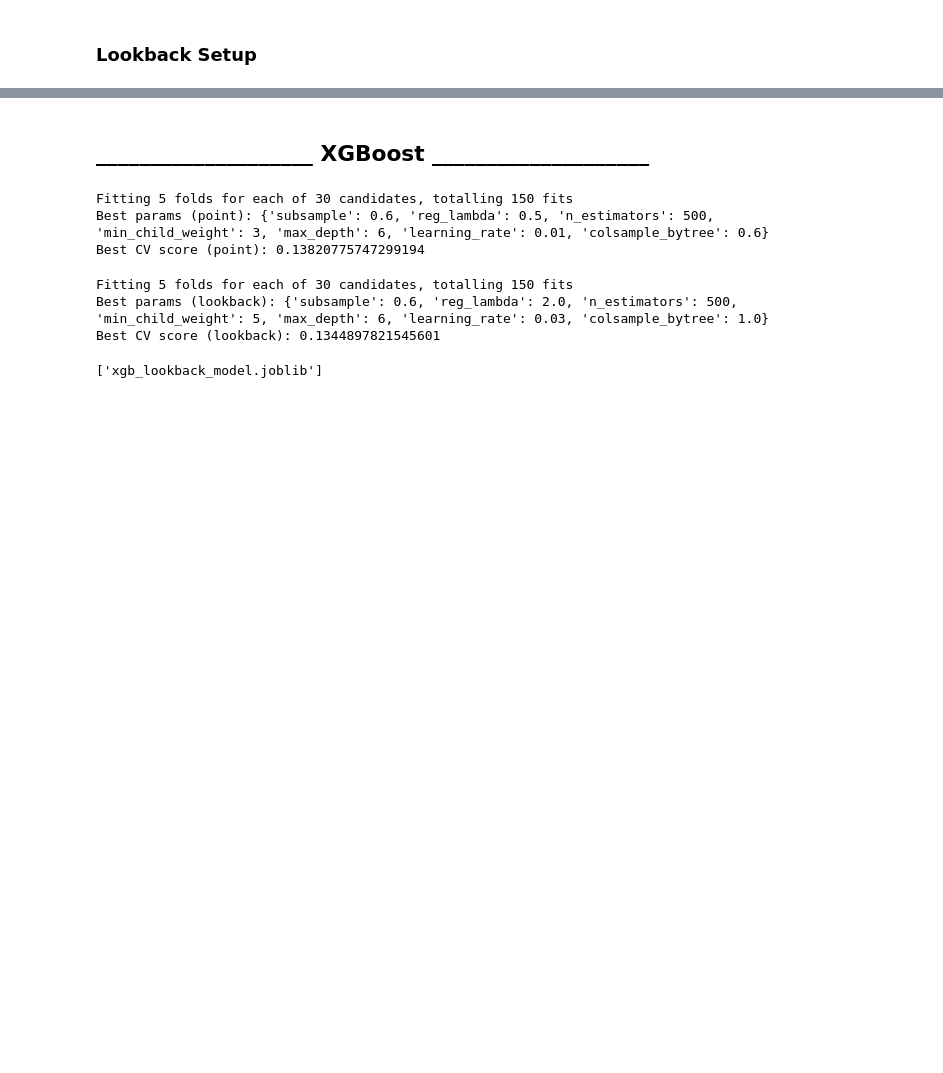
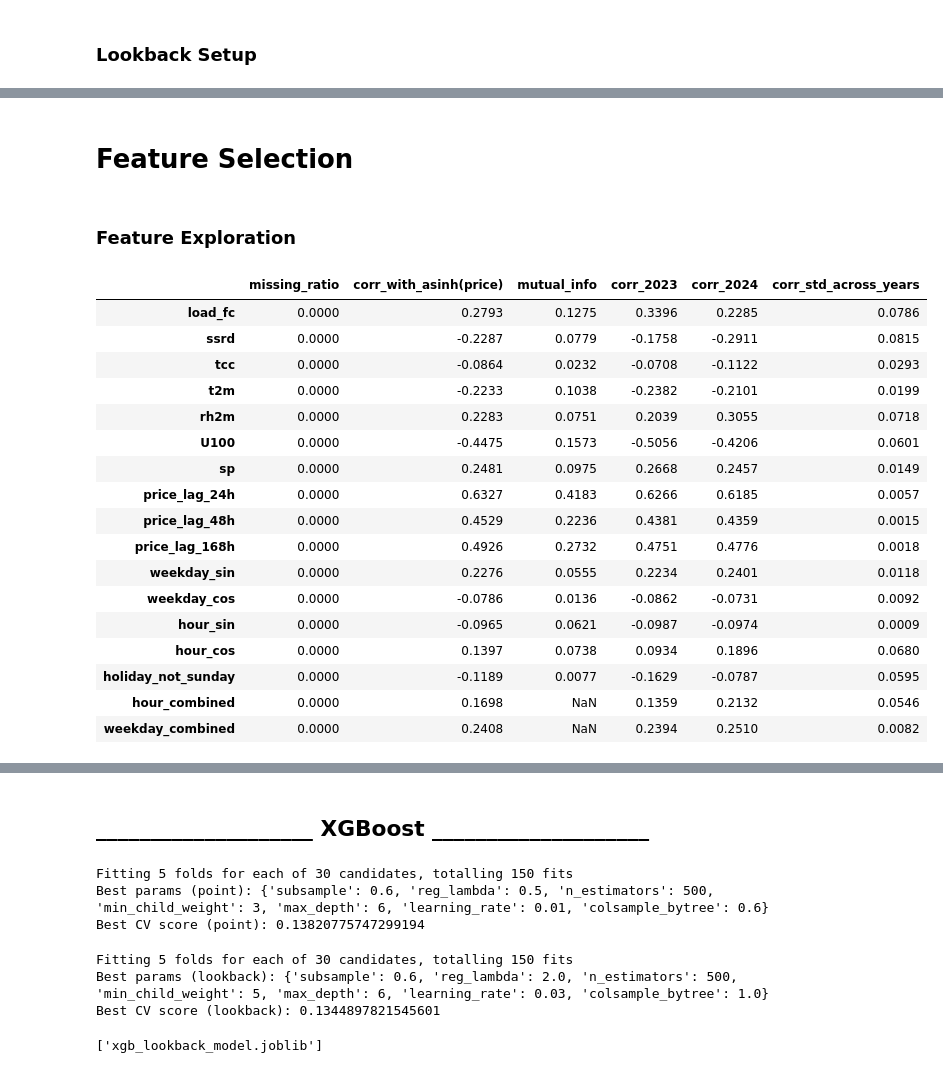
Before and after one commit to ds24m048/masters-thesis, a Jupyter notebook: price-forecast.ipynb, the cells around one changed output, grey strips where cells are left out. Saved outputs shown, nothing was run; the diff lists cells and outputs as text; code cells hidden in the pictures; blank space fills up the shorter version.

```diff
--- a/price-forecast.ipynb
+++ b/price-forecast.ipynb
@@ -495,0 +302,63 @@ display(pd.DataFrame([
+# %% [markdown]
+# Feature Selection
+# %% [markdown]
+### Feature Exploration
+# %%
+feature_eval = pd.DataFrame(index=FEATURE_COLS)
+feature_eval["missing_ratio"] = train_df[FEATURE_COLS].isna().mean()
+feature_eval["corr_with_asinh(price)"] = [train_df["da_price"].corr(train_df[c]) for c in FEATURE_COLS]
+
+clean_for_mi = train_df[["da_price"] + FEATURE_COLS].copy()
+X_mi = clean_for_mi[FEATURE_COLS].copy()
+X_mi["holiday_not_sunday"] = X_mi["holiday_not_sunday"].astype(int)
+mi = mutual_info_regression(X_mi, clean_for_mi["da_price"], random_state=1904)
+feature_eval["mutual_info"] = mi
+
+feature_eval.loc["hour_combined", "missing_ratio"] = feature_eval.loc[["hour_sin", "hour_cos"], "missing_ratio"].max()
+feature_eval.loc["hour_combined", "corr_with_asinh(price)"] = np.sqrt(
+    feature_eval.loc["hour_sin", "corr_with_asinh(price)"] ** 2 + feature_eval.loc["hour_cos", "corr_with_asinh(price)"] ** 2
+)
+feature_eval.loc["hour_combined", "mutual_info"] = np.nan
+
+feature_eval.loc["weekday_combined", "missing_ratio"] = feature_eval.loc[["weekday_sin", "weekday_cos"], "missing_ratio"].max()
+feature_eval.loc["weekday_combined", "corr_with_asinh(price)"] = np.sqrt(
+    feature_eval.loc["weekday_sin", "corr_with_asinh(price)"] ** 2 + feature_eval.loc["weekday_cos", "corr_with_asinh(price)"] ** 2
+)
+feature_eval.loc["weekday_combined", "mutual_info"] = np.nan
+
+for y in [2023, 2024]:
+    y_mask = train_df.index.year == y
+    year_corr = pd.Series({
+        c: train_df.loc[y_mask, "da_price"].corr(train_df.loc[y_mask, c]) for c in FEATURE_COLS
+    })
+    feature_eval[f"corr_{y}"] = year_corr
+    feature_eval.loc["hour_combined", f"corr_{y}"] = np.sqrt(
+        feature_eval.loc["hour_sin", f"corr_{y}"] ** 2 + feature_eval.loc["hour_cos", f"corr_{y}"] ** 2
+    )
+    feature_eval.loc["weekday_combined", f"corr_{y}"] = np.sqrt(
+        feature_eval.loc["weekday_sin", f"corr_{y}"] ** 2 + feature_eval.loc["weekday_cos", f"corr_{y}"] ** 2
+    )
+
+
+corr_cols = ["corr_2023", "corr_2024"]
+feature_eval["corr_std_across_years"] = feature_eval[corr_cols].std(axis=1)
+display(feature_eval)
+# %% [output]
+|  | missing_ratio | corr_with_asinh(price) | mutual_info | corr_2023 | corr_2024 | corr_std_across_years |
+| load_fc | 0.0000 | 0.2793 | 0.1275 | 0.3396 | 0.2285 | 0.0786 |
+| ssrd | 0.0000 | -0.2287 | 0.0779 | -0.1758 | -0.2911 | 0.0815 |
+| tcc | 0.0000 | -0.0864 | 0.0232 | -0.0708 | -0.1122 | 0.0293 |
+| t2m | 0.0000 | -0.2233 | 0.1038 | -0.2382 | -0.2101 | 0.0199 |
+| rh2m | 0.0000 | 0.2283 | 0.0751 | 0.2039 | 0.3055 | 0.0718 |
+| U100 | 0.0000 | -0.4475 | 0.1573 | -0.5056 | -0.4206 | 0.0601 |
+| sp | 0.0000 | 0.2481 | 0.0975 | 0.2668 | 0.2457 | 0.0149 |
+| price_lag_24h | 0.0000 | 0.6327 | 0.4183 | 0.6266 | 0.6185 | 0.0057 |
+| price_lag_48h | 0.0000 | 0.4529 | 0.2236 | 0.4381 | 0.4359 | 0.0015 |
+| price_lag_168h | 0.0000 | 0.4926 | 0.2732 | 0.4751 | 0.4776 | 0.0018 |
+| weekday_sin | 0.0000 | 0.2276 | 0.0555 | 0.2234 | 0.2401 | 0.0118 |
+| weekday_cos | 0.0000 | -0.0786 | 0.0136 | -0.0862 | -0.0731 | 0.0092 |
+| hour_sin | 0.0000 | -0.0965 | 0.0621 | -0.0987 | -0.0974 | 0.0009 |
+| hour_cos | 0.0000 | 0.1397 | 0.0738 | 0.0934 | 0.1896 | 0.0680 |
+| holiday_not_sunday | 0.0000 | -0.1189 | 0.0077 | -0.1629 | -0.0787 | 0.0595 |
+| hour_combined | 0.0000 | 0.1698 | NaN | 0.1359 | 0.2132 | 0.0546 |
+| weekday_combined | 0.0000 | 0.2408 | NaN | 0.2394 | 0.2510 | 0.0082 |
```
Also changed, not shown: parts of 37 cells of this notebook.
